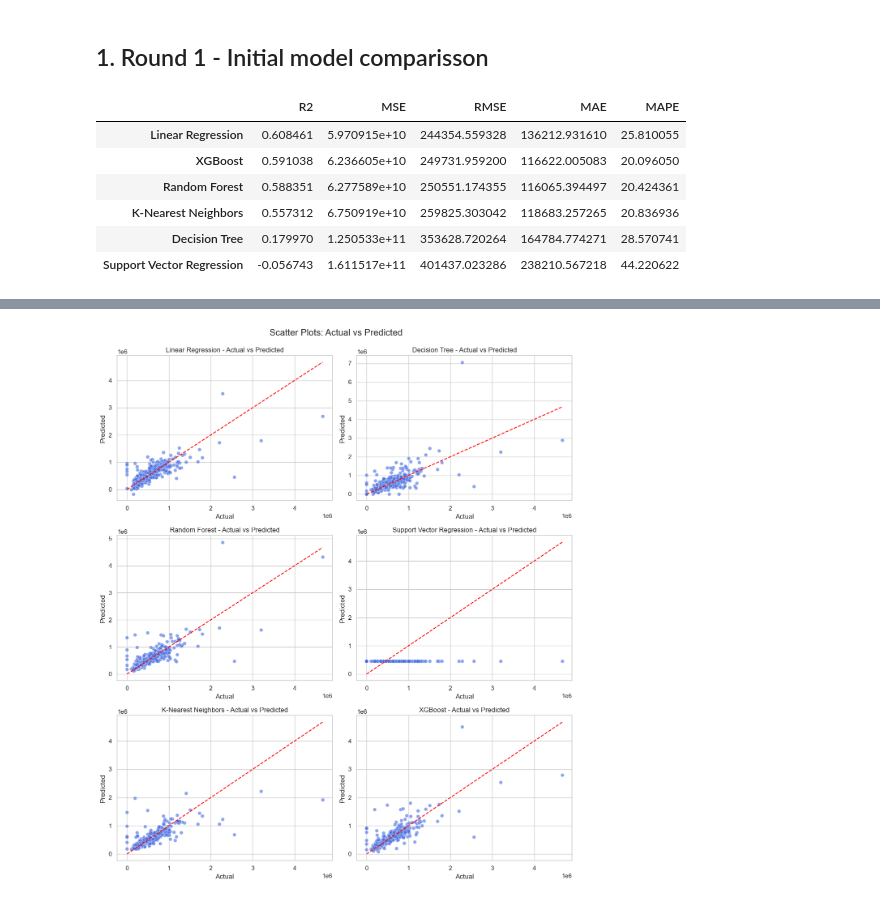
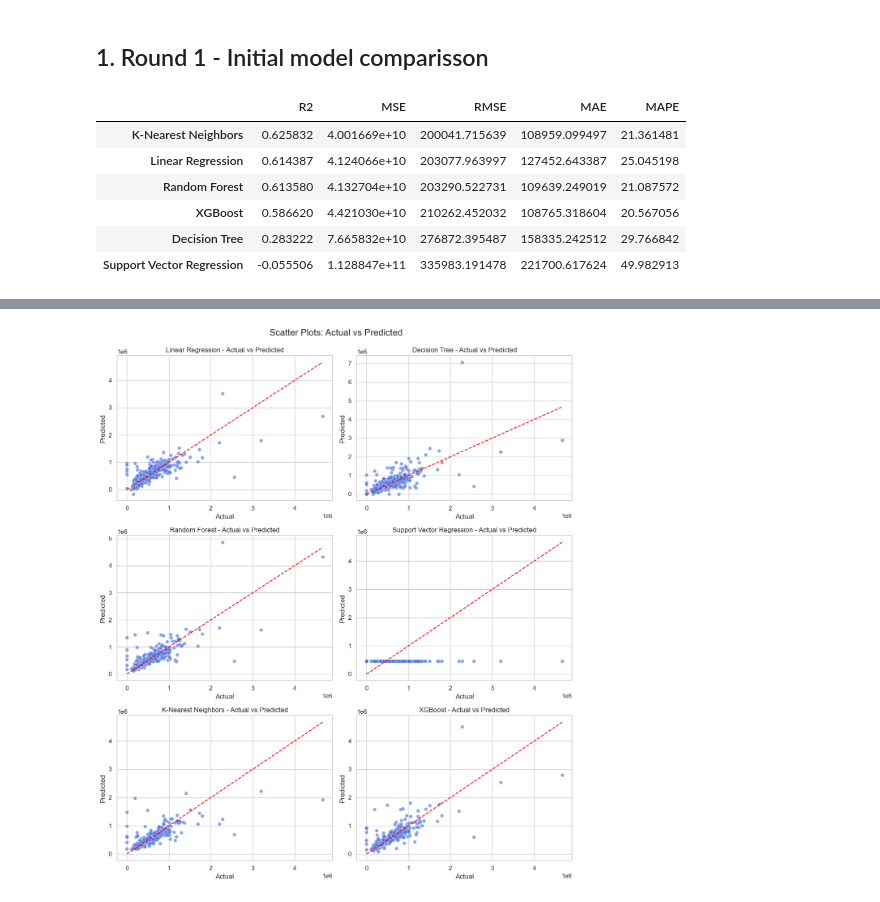
Before and after one commit to David38mk/house-price-prediction-ML, a Jupyter notebook: notebooks/Model_train_and_test.ipynb, the cells around one changed output, grey strips where cells are left out. Drawn from its saved outputs; the diff is of its cells as text; code cells hidden in the pictures.

```diff
--- a/notebooks/Model_train_and_test.ipynb
+++ b/notebooks/Model_train_and_test.ipynb
@@ -109,37 +109,37 @@ def plot_predictions(models, X_test, y_test):
 # %%
 LR = LinearRegression()
 DT = DecisionTreeRegressor(random_state=42)
 RF = RandomForestRegressor(random_state=42)
 SVR = SVR()
 KNN = KNeighborsRegressor()
 XGB = xgb.XGBRegressor(random_state=42)
 
 LR.fit(X_train, y_train)
 DT.fit(X_train, y_train)
 RF.fit(X_train, y_train)
 SVR.fit(X_train, y_train)
 KNN.fit(X_train, y_train)
 XGB.fit(X_train, y_train)
 
 models = {
     'Linear Regression': LR,
     'Decision Tree': DT,
     'Random Forest': RF,
     'Support Vector Regression': SVR,
     'K-Nearest Neighbors': KNN,
     'XGBoost': XGB
 }
 
-results = evaluate_model(models, X_test, y_test)
+results = evaluate_model(models, X_val, y_val)
 results
 # %% [output]
 |  | R2 | MSE | RMSE | MAE | MAPE |
-| Linear Regression | 0.608461 | 5.970915e+10 | 244354.559328 | 136212.931610 | 25.810055 |
-| XGBoost | 0.591038 | 6.236605e+10 | 249731.959200 | 116622.005083 | 20.096050 |
-| Random Forest | 0.588351 | 6.277589e+10 | 250551.174355 | 116065.394497 | 20.424361 |
-| K-Nearest Neighbors | 0.557312 | 6.750919e+10 | 259825.303042 | 118683.257265 | 20.836936 |
-| Decision Tree | 0.179970 | 1.250533e+11 | 353628.720264 | 164784.774271 | 28.570741 |
-| Support Vector Regression | -0.056743 | 1.611517e+11 | 401437.023286 | 238210.567218 | 44.220622 |
+| K-Nearest Neighbors | 0.625832 | 4.001669e+10 | 200041.715639 | 108959.099497 | 21.361481 |
+| Linear Regression | 0.614387 | 4.124066e+10 | 203077.963997 | 127452.643387 | 25.045198 |
+| Random Forest | 0.613580 | 4.132704e+10 | 203290.522731 | 109639.249019 | 21.087572 |
+| XGBoost | 0.586620 | 4.421030e+10 | 210262.452032 | 108765.318604 | 20.567056 |
+| Decision Tree | 0.283222 | 7.665832e+10 | 276872.395487 | 158335.242512 | 29.766842 |
+| Support Vector Regression | -0.055506 | 1.128847e+11 | 335983.191478 | 221700.617624 | 49.982913 |
 # %%
 visualize_results(results)
 # %% [output]
```
Also changed, not shown: parts of 10 cells of this notebook, 1 other file.
